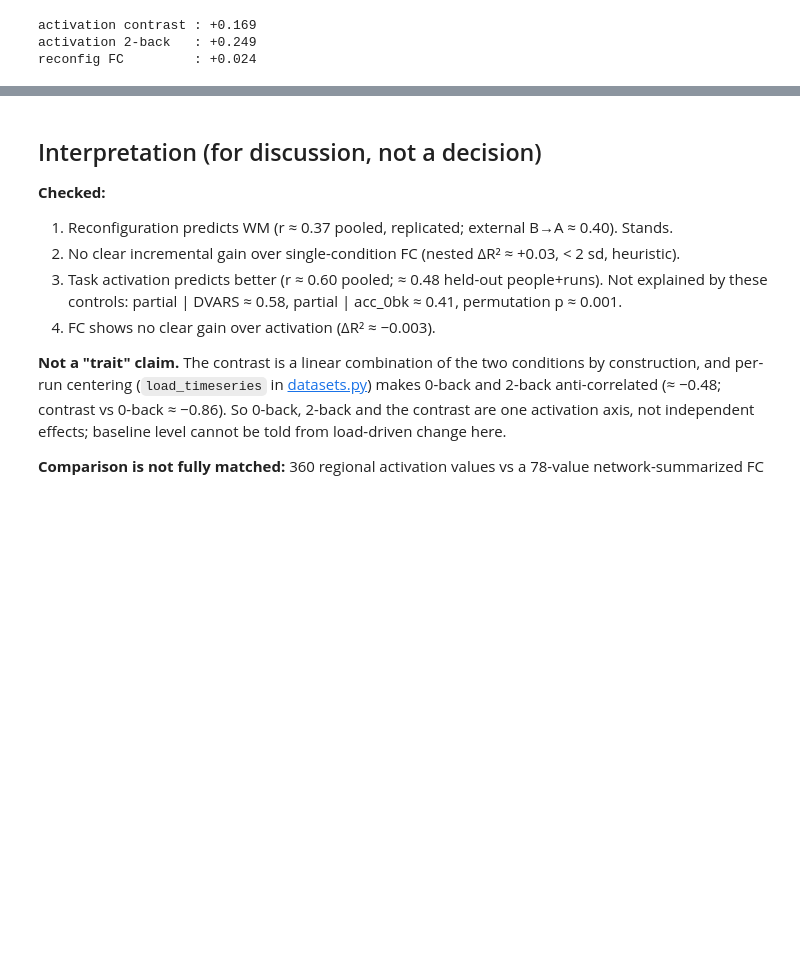
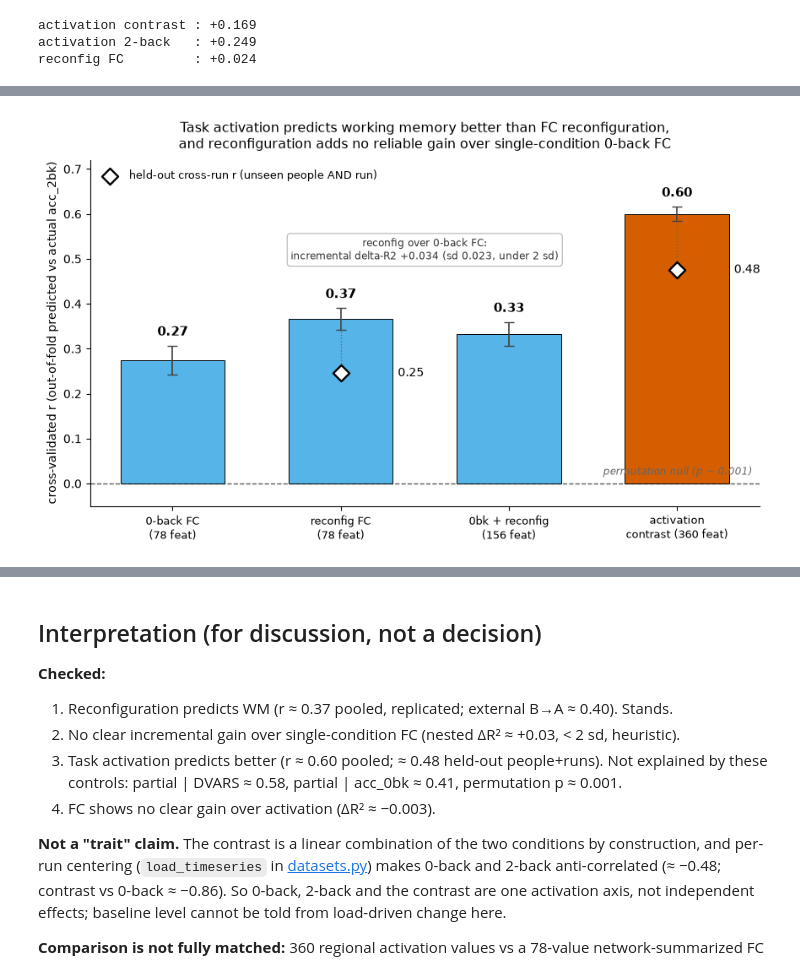
Before and after one commit to The-Gammas/The-Gammas, a Jupyter notebook: sandbox/jaime/08_activation_vs_reconfiguration.ipynb, the cells around one changed output, grey strips where cells are left out. Saved outputs shown, nothing was run; the diff lists cells and outputs as text; code cells hidden in the pictures; blank space fills up the shorter version.

```diff
--- a/sandbox/jaime/08_activation_vs_reconfiguration.ipynb
+++ b/sandbox/jaime/08_activation_vs_reconfiguration.ipynb
@@ -220,0 +225,70 @@ reconfig FC         : +0.024
+# %%
+import matplotlib.pyplot as plt
+
+# Result: activation contrast predicts acc_2bk better than any FC representation,
+# and adding reconfiguration to 0-back FC buys no reliable gain.
+# Self-contained; uses FP0p, FPp, act_c, y, A0, A2, FPr, cvp, rep, cross_run, pearsonr, np, plt.
+
+sets = [
+    ("0-back FC\n(78 feat)",            FP0p),
+    ("reconfig FC\n(78 feat)",          FPp),
+    ("0bk + reconfig\n(156 feat)",      np.hstack([FP0p, FPp])),
+    ("activation\ncontrast (360 feat)", act_c),
+]
+
+# pooled out-of-fold r (deterministic seed=42) + across-seed SD for error bars
+bar_r  = np.array([rep(M, y)[0] for _, M in sets])
+bar_sd = np.array([rep(M, y)[1]              for _, M in sets])
+
+# held-out cross-run r (unseen people AND unseen run); only where a clean per-run
+# feature exists: reconfig FC (idx 1) and activation contrast (idx 3). Computed live.
+held = {
+    1: cross_run(FPr[0], FPr[1]),
+    3: cross_run(A2[0] - A0[0], A2[1] - A0[1]),
+}
+
+x = np.arange(len(sets))
+colors = ["#56B4E9", "#56B4E9", "#56B4E9", "#D55E00"]  # Okabe-Ito; activation highlighted
+
+fig, ax = plt.subplots(figsize=(8.8, 5.3))
+
+# permutation null (~0, corrected p ~ 0.001)
+ax.axhline(0, color="0.35", lw=1, ls="--", zorder=1)
+ax.text(3.45, 0.014, "permutation null (p ~ 0.001)", ha="right", va="bottom",
+        fontsize=8.5, color="0.4", style="italic")
+
+ax.bar(x, bar_r, yerr=bar_sd, capsize=4, color=colors, edgecolor="black",
+       lw=0.7, width=0.62, zorder=2, error_kw=dict(ecolor="0.25", lw=1.2))
+
+for xi, r, sd in zip(x, bar_r, bar_sd):
+    ax.text(xi, r + sd + 0.016, f"{r:.2f}", ha="center", va="bottom",
+            fontsize=11, fontweight="bold")
+
+# pooled -> held-out shrinkage: dotted drop then a diamond at the held-out value
+for i, v in held.items():
+    ax.plot([i, i], [v, bar_r[i]], color="0.4", lw=1, ls=":", zorder=3)
+ax.scatter(list(held), [held[i] for i in held], marker="D", s=95, color="white",
+           edgecolor="black", lw=1.7, zorder=4,
+           label="held-out cross-run r (unseen people AND run)")
+for i, v in held.items():
+    ax.text(i + 0.34, v, f"{v:.2f}", ha="left", va="center", fontsize=10)
+
+# point 2: reconfig adds no reliable increment over 0-back FC (r alone misleads)
+ax.text(1.5, 0.52,
+        "reconfig over 0-back FC:\nincremental delta-R2 +0.034 (sd 0.023, under 2 sd)",
+        ha="center", va="center", fontsize=8.5, color="0.2",
+        bbox=dict(boxstyle="round,pad=0.35", fc="white", ec="0.7", lw=0.8))
+
+ax.set_xticks(x)
+ax.set_xticklabels([s for s, _ in sets], fontsize=9.5)
+ax.set_ylabel("cross-validated r (out-of-fold predicted vs actual acc_2bk)", fontsize=10)
+ax.set_title("Task activation predicts working memory better than FC reconfiguration,\n"
+             "and reconfiguration adds no reliable gain over single-condition 0-back FC",
+             fontsize=11.5, pad=10)
+ax.set_ylim(-0.05, 0.72)
+ax.legend(loc="upper left", frameon=False, fontsize=9)
+ax.spines[["top", "right"]].set_visible(False)
+fig.tight_layout()
+plt.show()
+# %% [output]
+[figure, added]
```
Also changed, not shown: parts of 4 cells of this notebook.
